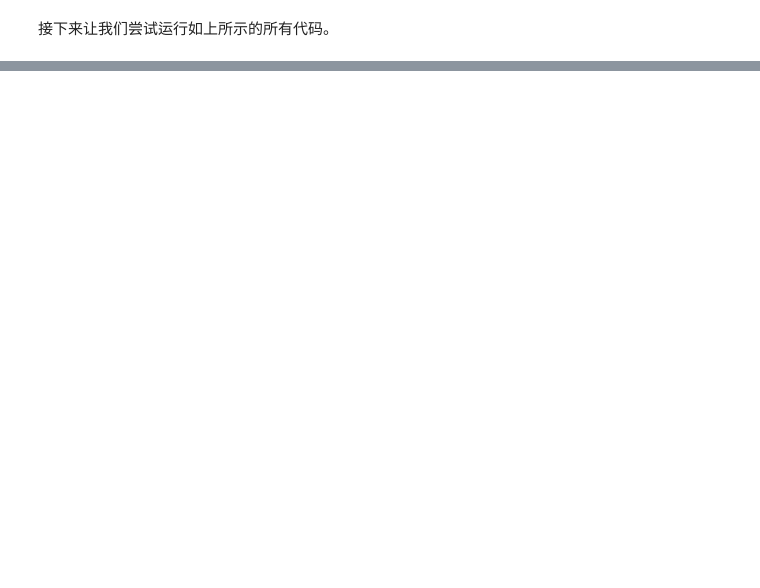
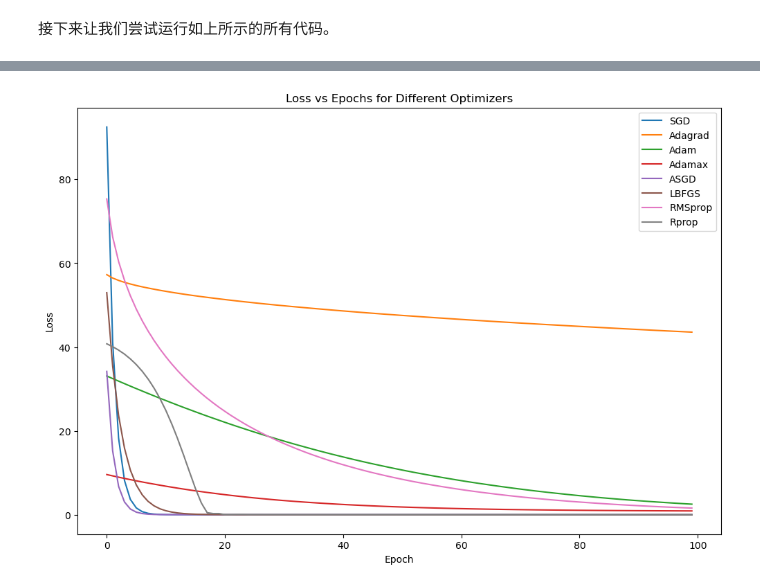
Before and after one commit to minglei0706/ML_practice, a Jupyter notebook: linear_model_standard.ipynb, the cells around one changed output, grey strips where cells are left out. Drawn from its saved outputs; the diff is of its cells as text; code cells hidden in the pictures; blank space fills up the shorter version.

```diff
--- a/linear_model_standard.ipynb
+++ b/linear_model_standard.ipynb
@@ -134,0 +155,90 @@ Predict(after training) epoch= 100 when x = 4, y_pred= tensor([7.7959], grad_fn=
+# %%
+import torch
+import matplotlib.pyplot as plt
+
+# 初始化训练数据
+x_data = torch.tensor([[1.0], [2.0], [3.0]])
+y_data = torch.tensor([[2.0], [4.0], [6.0]])
+
+# 定义线性模型类
+class LinearModul(torch.nn.Module):
+    def __init__(self):
+        super(LinearModul, self).__init__()
+        self.linear = torch.nn.Linear(1, 1)  # 定义一个线性层，输入和输出都是1维
+
+    def forward(self, x):
+        y_pred = self.linear(x)  # 前向传播，计算预测值
+        return y_pred
+
+# 定义一个训练模型的函数
+def train_model(optimizer_type, lr=0.01, epochs=100):
+    model = LinearModul()  # 初始化模型
+    criterion = torch.nn.MSELoss(size_average=False)  # 定义损失函数，均方误差
+    optimizer = optimizer_type(model.parameters(), lr=lr)  # 初始化优化器
+    loss_value = []  # 存储每个epoch的损失值
+
+    # 训练循环
+    for epoch in range(epochs):
+        y_pred = model(x_data)  # 前向传播，计算预测值
+        loss = criterion(y_pred, y_data)  # 计算损失值
+        loss_value.append(loss.item())  # 记录损失值
+
+        optimizer.zero_grad()  # 梯度清零
+        loss.backward()  # 反向传播，计算梯度
+        optimizer.step()  # 更新参数
+
+    return loss_value  # 返回每个epoch的损失值
+
+# 定义不同的优化器字典
+optimizers = {
+    'SGD': torch.optim.SGD,
+    'Adagrad': torch.optim.Adagrad,
+    'Adam': torch.optim.Adam,
+    'Adamax': torch.optim.Adamax,
+    'ASGD': torch.optim.ASGD,
+    'LBFGS': torch.optim.LBFGS,
+    'RMSprop': torch.optim.RMSprop,
+    'Rprop': torch.optim.Rprop
+}
+
+# 初始化绘图
+plt.figure(figsize=(12, 8))
+
+# 遍历每个优化器
+for name, optim in optimizers.items():
+    # name 是优化器的名称，例如 'SGD'
+    # optim 是优化器的类，例如 torch.optim.SGD
+    if name == 'LBFGS':  # 对于LBFGS优化器需要特殊处理,需要先清零。
+        #closure 函数的主要作用是确保在每次优化器更新之前正确计算损失和梯度。LBFGS优化器在每次更新参数时，可能需要多次调用 closure 函数，以便进行充分的评估和调整。
+        def closure():
+            optimizer.zero_grad()  # 梯度清零
+            y_pred = model(x_data)  # 前向传播，计算预测值
+            loss = criterion(y_pred, y_data)  # 计算损失值
+            loss.backward()  # 反向传播，计算梯度
+            return loss
+        model = LinearModul()  # 初始化模型
+        criterion = torch.nn.MSELoss(size_average=False)  # 定义损失函数，均方误差
+        optimizer = optim(model.parameters(), lr=0.01)  # 初始化LBFGS优化器
+        loss_value = []
+
+        for epoch in range(100):
+            optimizer.step(closure)  # 使用closure更新参数
+            #在每个epoch开始时，调用 optimizer.step(closure)。这个调用会多次执行 closure 函数（根据LBFGS的内部逻辑），以确保在当前epoch中找到合适的参数更新。
+            #closure 函数执行前向传播、损失计算和反向传播，并返回损失值。
+            #optimizer.step 完成参数更新后，再次执行前向传播和损失计算，这是为了记录当前epoch的损失值。
+            y_pred = model(x_data)  # 前向传播，计算预测值
+            loss = criterion(y_pred, y_data)  # 计算损失值
+            loss_value.append(loss.item())  # 记录损失值
+    else:
+        loss_value = train_model(optim)  # 对于其他优化器，直接调用train_model函数
+
+    plt.plot(range(100), loss_value, label=name)  # 绘制损失值随epoch变化的曲线
+
+# 设置图形标签和标题
+plt.xlabel('Epoch')
+plt.ylabel('Loss')
+plt.legend()
+plt.title('Loss vs Epochs for Different Optimizers')
+plt.show()  # 显示图形
+# %% [output]
+[figure, added]
```
Also changed, not shown: parts of 4 cells of this notebook, 2 other files.
